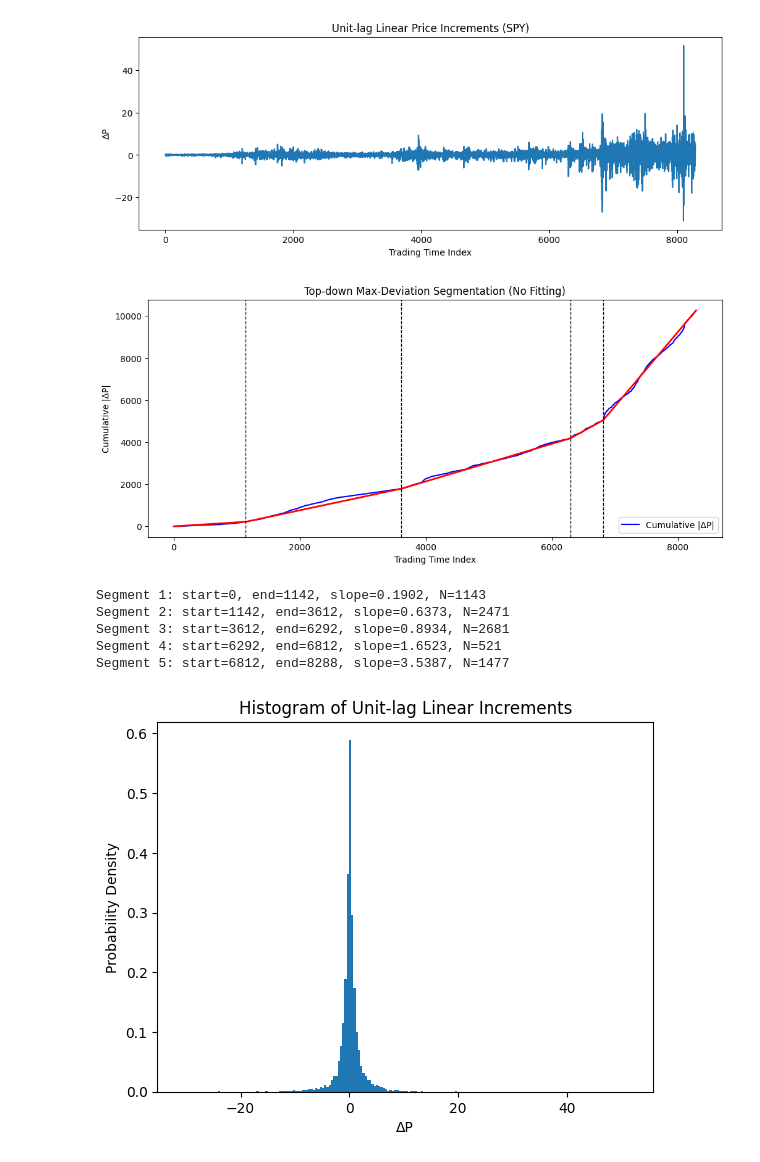
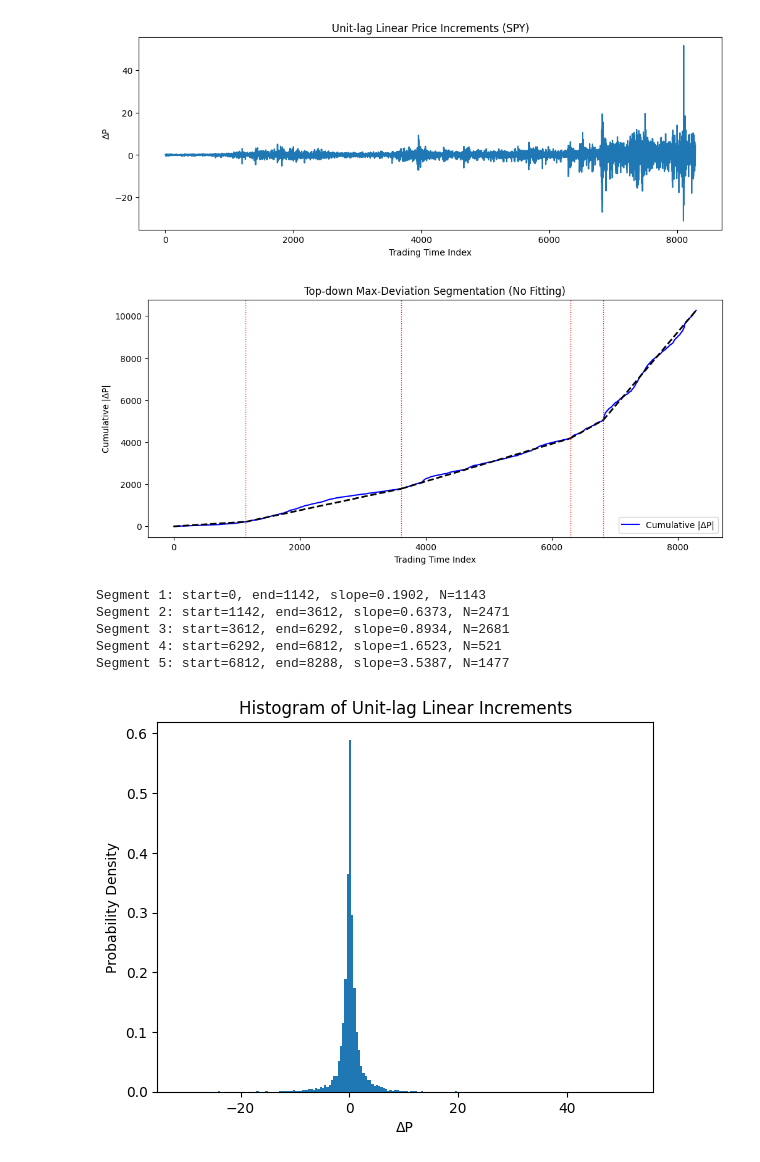
Before and after one commit to quantarram/quant-regime-research, a Jupyter notebook: notebooks/01_exploration.ipynb, the cells around one changed output. Saved outputs shown, nothing was run; the diff lists cells and outputs as text; code cells hidden in the pictures.

```diff
--- a/notebooks/01_exploration.ipynb
+++ b/notebooks/01_exploration.ipynb
@@ -60,37 +60,37 @@ while len(segments) < max_segments:
     segments.append((best_split, best_segment[1]))
 
 segments = sorted(segments, key=lambda x: x[0])
 
 # ---------------- Plot ----------------
 plt.figure(figsize=(12,5))
 plt.plot(t, cum_abs, color='blue', label='Cumulative |ΔP|')
 
 # plot straight segments
 for start, end in segments:
     plt.plot(
         t[start:end+1],
         cum_abs[start] + (cum_abs[end] - cum_abs[start]) / (end - start) * (t[start:end+1] - start),
-        color='red',
-        linestyle='dotted',
+        color='black',
+        linestyle='dashed',
         linewidth=2
     )
 
 # vertical break lines
 for _, end in segments[:-1]:
-    plt.axvline(end, color='black', linestyle='--', linewidth=1)
+    plt.axvline(end, color='red', linestyle='dotted', linewidth=1)
 
 plt.xlabel('Trading Time Index')
 plt.ylabel('Cumulative |ΔP|')
 plt.title('Top-down Max-Deviation Segmentation (No Fitting)')
 plt.legend()
 plt.show()
 
 # segment summary
 for i, (start, end) in enumerate(segments):
     slope = (cum_abs[end] - cum_abs[start]) / (end - start)
     print(f"Segment {i+1}: start={start}, end={end}, slope={slope:.4f}, N={end-start+1}")
 # %% [output]
-[figure, old version]
+[figure, new version]
 Segment 1: start=0, end=1142, slope=0.1902, N=1143
 Segment 2: start=1142, end=3612, slope=0.6373, N=2471
 Segment 3: start=3612, end=6292, slope=0.8934, N=2681
```
